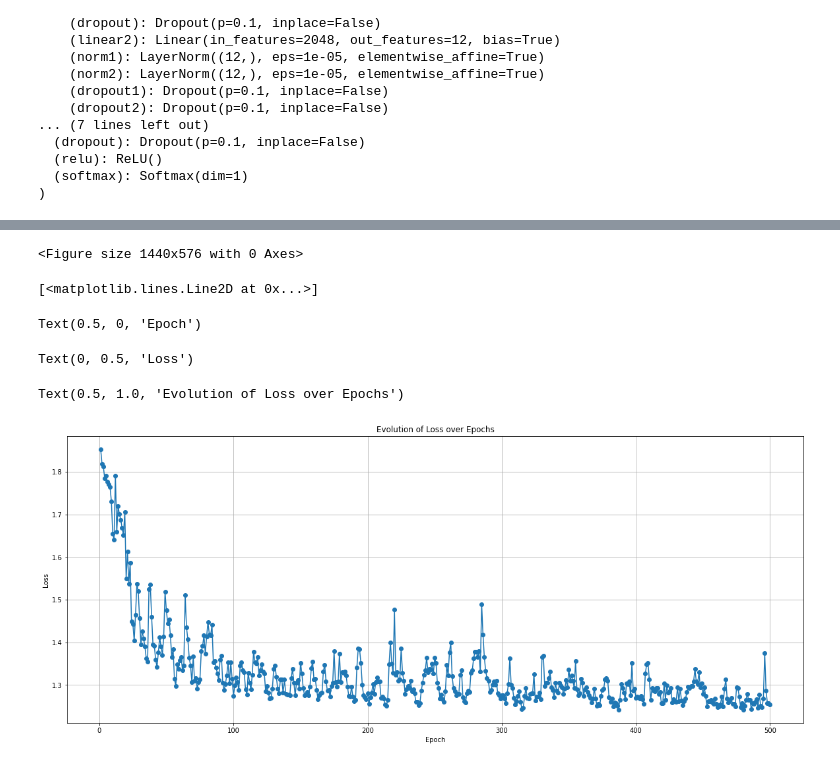
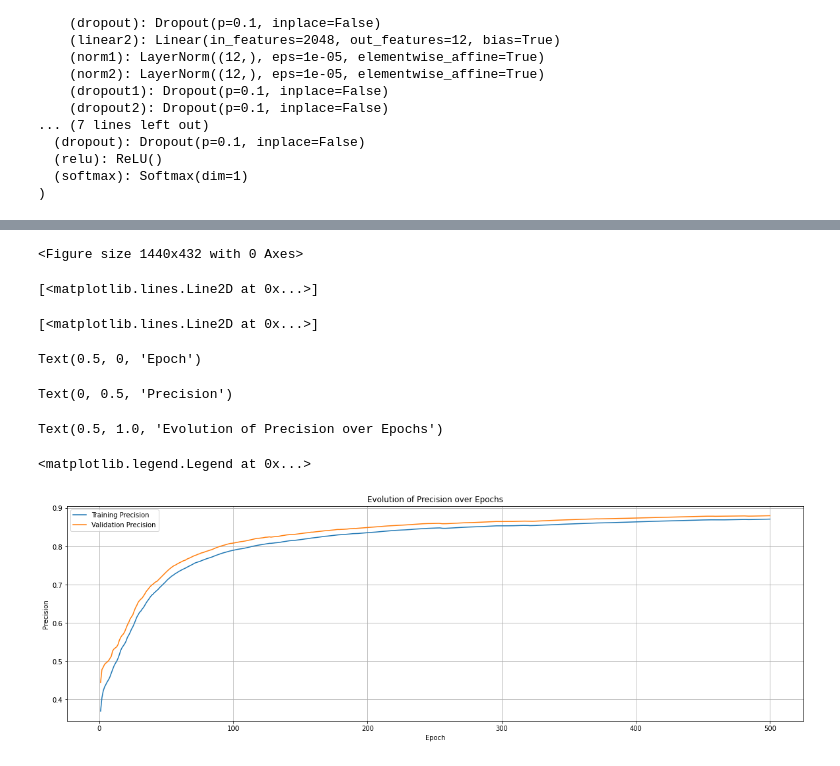
Before and after one commit to MorelK1/PFE, a Jupyter notebook: final_model.ipynb, the cells around one changed output, grey strips where cells are left out. Cells and saved outputs as stored; diff of their text form; code cells hidden in the pictures.

```diff
--- a/final_model.ipynb
+++ b/final_model.ipynb
@@ -871,0 +862,13 @@ for i in range(4, 11):
+# %%
+def define_batch(batch_pre_input, batch_pre_output):
+    batch_input = []
+    batch_output = []
+
+    for input, output in zip(batch_pre_input, batch_pre_output):
+        all_comp, outputs= get_all_comp_after_filtrage(input, output)
+
+        for i in range(len(all_comp)):
+            batch_input.append(all_comp[i])
+            batch_output.append(outputs[i])
+
+    return batch_input, batch_output
@@ -941,3 +968,19 @@ class RequestSelector(nn.Module):
         probabilities = self.softmax(scores)  # (batch_size, num_queries)
 
         return probabilities
+# %%
+def correct_prediction(outputs, target):
+    correct = 0
+
+    # Trouver l'index du score maximum pour chaque échantillon
+    max_indices = torch.argmax(outputs, dim=1, keepdim=True)
+
+    # Créer une matrice de zéros de la même forme que les sorties
+    predicted = torch.zeros_like(outputs)
+
+    # Mettre l'élément correspondant au score max à 1
+    _ = predicted.scatter_(1, max_indices, 1)
+
+    correct += (predicted ==target).all(dim=1).sum().item()
+
+    return correct
@@ -1047,18 +1147,26 @@ total
 # %%
-# Afficher la courbe de l'évolution de la perte
-plt.figure(figsize=(20, 8))
-plt.plot(range(1, num_epochs+1), losses, marker='o')
+# Tracé des courbes de précision
+
+
+plt.figure(figsize=(20, 6))
+
+plt.plot(range(1, num_epochs + 1), acc, label='Training Precision')
+plt.plot(range(1, num_epochs + 1), val_acc, label='Validation Precision')
+
 plt.xlabel('Epoch')
-plt.ylabel('Loss')
-plt.title('Evolution of Loss over Epochs')
+plt.ylabel('Precision')
+plt.title('Evolution of Precision over Epochs')
+plt.legend()
 plt.grid(True)
 plt.show()
 # %% [output]
-<Figure size 1440x576 with 0 Axes>
+<Figure size 1440x432 with 0 Axes>
 [<matplotlib.lines.Line2D at 0x...>]
-Text(0.5, 0, 'Epoch')
+[<matplotlib.lines.Line2D at 0x...>]
-Text(0, 0.5, 'Loss')
+Text(0.5, 0, 'Epoch')
-Text(0.5, 1.0, 'Evolution of Loss over Epochs')
+Text(0, 0.5, 'Precision')
+Text(0.5, 1.0, 'Evolution of Precision over Epochs')
+<matplotlib.legend.Legend at 0x...>
-[figure, old version]
+[figure, new version]
 # %%
 torch.save(model.state_dict, 'model_weights.pth')
```
Also changed, not shown: parts of 72 cells of this notebook.
